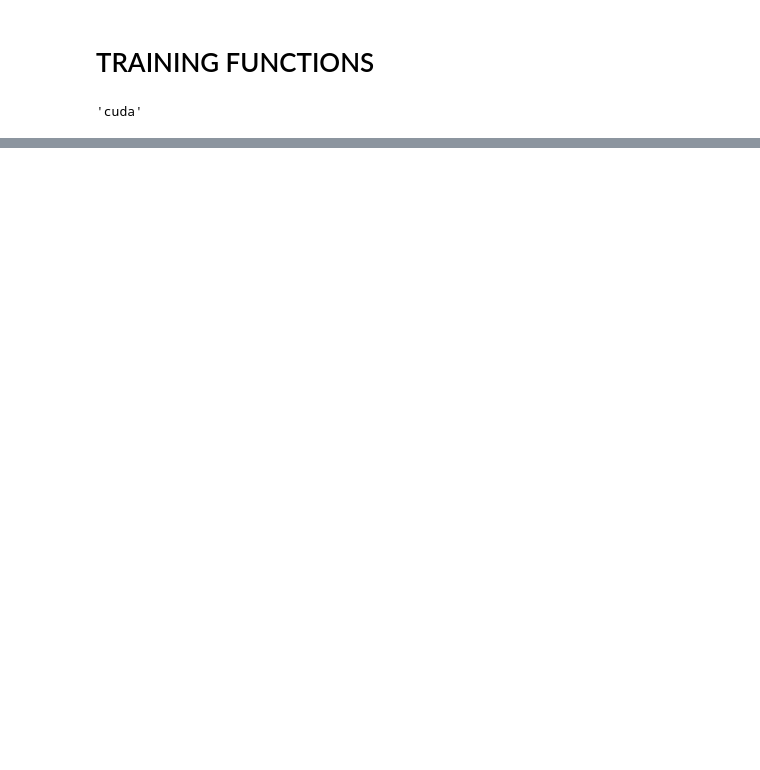
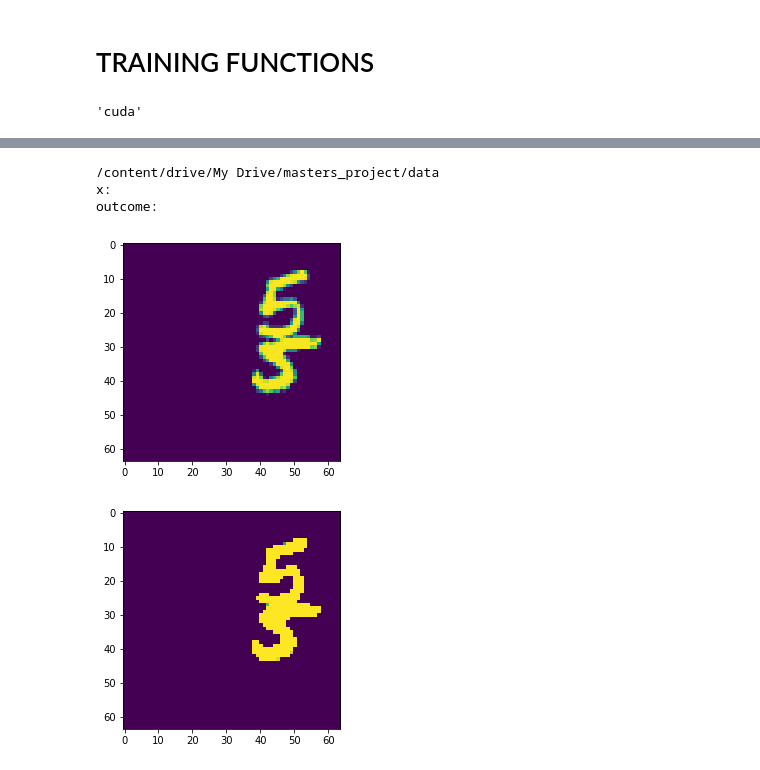
Before and after one commit to Garethlomax/acse-9-independent-research-project-Garethlomax, a Jupyter notebook: VAE.ipynb, the cells around one changed output, grey strips where cells are left out. Saved outputs shown, nothing was run; the diff lists cells and outputs as text; code cells hidden in the pictures; blank space fills up the shorter version.

```diff
--- a/VAE.ipynb
+++ b/VAE.ipynb
@@ -317,13 +337,10 @@ plt.imshow(dat[0:1][0][0])
 # %%
-dat = initialise_dataset_HDF5_randn()
 
 
 
 
-test = dummy_enc(1, [1,64,64]).double()
-test.eval()
 
-x = torch.zeros([1,1,64,64]).double()
+x = torch.randn([1,1,64,64]).double()
 
 plt.imshow(x[0][0])
 plt.figure()
@@ -341,3 +358,4 @@ with torch.no_grad():
     print(out[0][0][4][14])
     plt.figure()
     plt.imshow(test(dat[0:1])[0][0])
+    plt.title("test")
@@ -521,7 +541,7 @@ def train(model, optimizer, data_loader, loss_func):
 
     return loss_tot / 9000
 
-def train_full(batch_size, epochs = 30):
+def train_full(batch_size, epochs = 20):
 #     model = (encoder(1, [1,64,64]).double()).to(device)
     model = (dummy_enc(1, [1,64,64]).double()).to(device)
     optimizer = torch.optim.Adam(model.parameters()) # default learning rate
@@ -549,7 +569,7 @@ device
 # %% [output]
 'cuda'
 # %%
-enc = train_full(batch_size = 64)
+enc = train_full(batch_size = 128)
 # %% [output]
 /content/drive/My Drive/masters_project/data
 TRAINING START
@@ -557,7 +591,9 @@ RuntimeError: ignored
 # %%
 
 # plt.imshow(x[0][0])
-x = dat[0:1]
+dat = initialise_dataset_HDF5_randn()
+enc.eval()
+x = dat[200:201]
 plt.figure()
 x = x.cuda()
 with torch.no_grad():
@@ -568,30 +604,36 @@ with torch.no_grad():
     out = enc(x)
 #     out.detatch()
     out  = out.cpu()
 
     x = x.cpu()
     print("x:")
     plt.imshow(x[0][0])
     print("outcome:")
     plt.figure()
 
 
     plt.imshow(out[0][0])
 
 #     print(out.dtype)
 #     plt.imshow(out[0][0])
 #     print(out.shape)
 #     # why are all these values 0.5?
 
 #     print(out[0][0][4][14])
 #     out1 = enc.encode(x)
 #     print(out1.shape)
 #     plt.figure()
 #     plt.imshow(out1[0][0])
 #     # decode now
 #     plt.figure()
 #     out2 = enc.decode(out1)
 #     print(out2.shape)
 #     plt.imshow(out2[0][0])
 #     plt.figure()
 #     plt.imshow(enc(dat[0:1])[0][0])
+# %% [output]
+/content/drive/My Drive/masters_project/data
+x:
+outcome:
+[figure, added]
+[figure, added]
```
Also changed, not shown: parts of 20 cells of this notebook.
